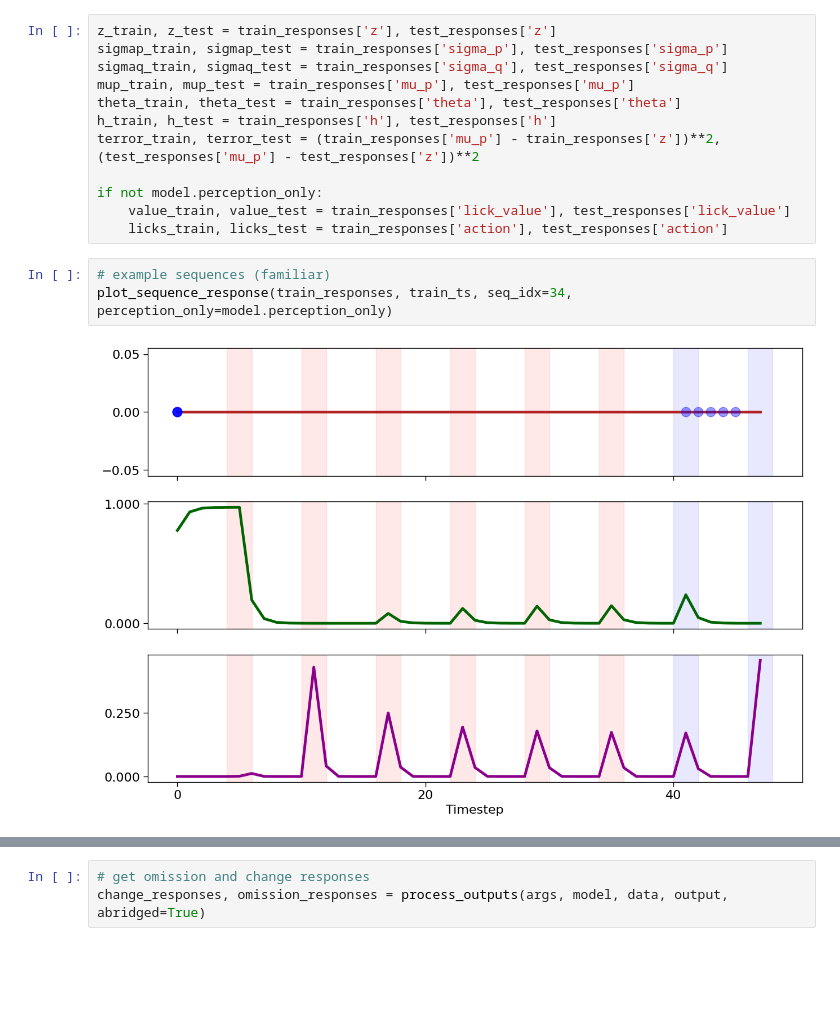
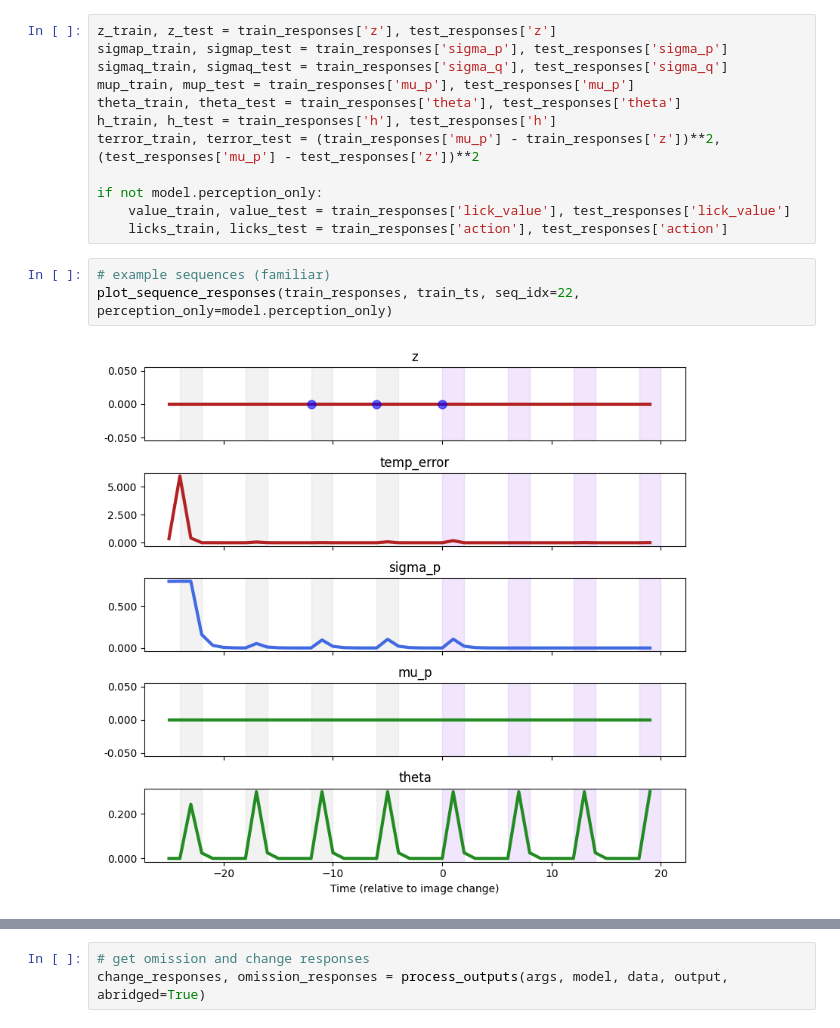
Before and after one commit to HChoiLab/cortical_circuit_model_for_novelty_encoding, a Jupyter notebook: demo.ipynb, the cells around one changed output, grey strips where cells are left out. Drawn from its saved outputs; the diff is of its cells as text; blank space fills up the shorter version.

```diff
--- a/demo.ipynb
+++ b/demo.ipynb
@@ -119,8 +119,8 @@ if not model.perception_only:
     licks_train, licks_test = train_responses['action'], test_responses['action']
 # %%
 # example sequences (familiar)
-plot_sequence_response(train_responses, train_ts, seq_idx=34, perception_only=model.perception_only)
+plot_sequence_responses(train_responses, train_ts, seq_idx=22, perception_only=model.perception_only)
 # %% [output]
-[figure, old version]
+[figure, new version]
 # %%
 # example sequences (novel)
```
Also changed, not shown: parts of 6 cells of this notebook, 9 other files.
